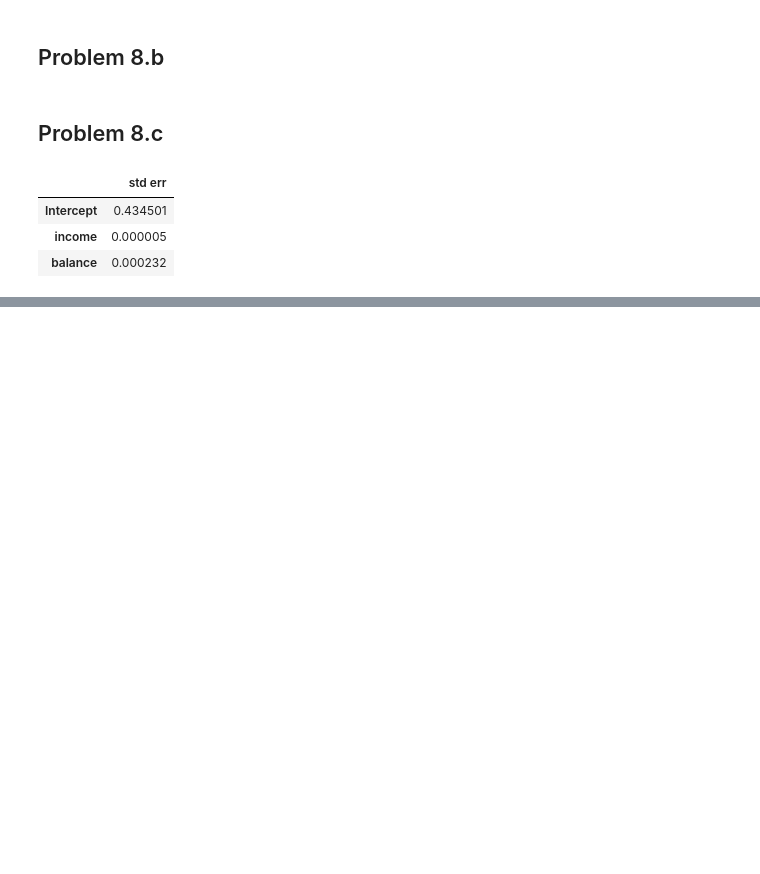
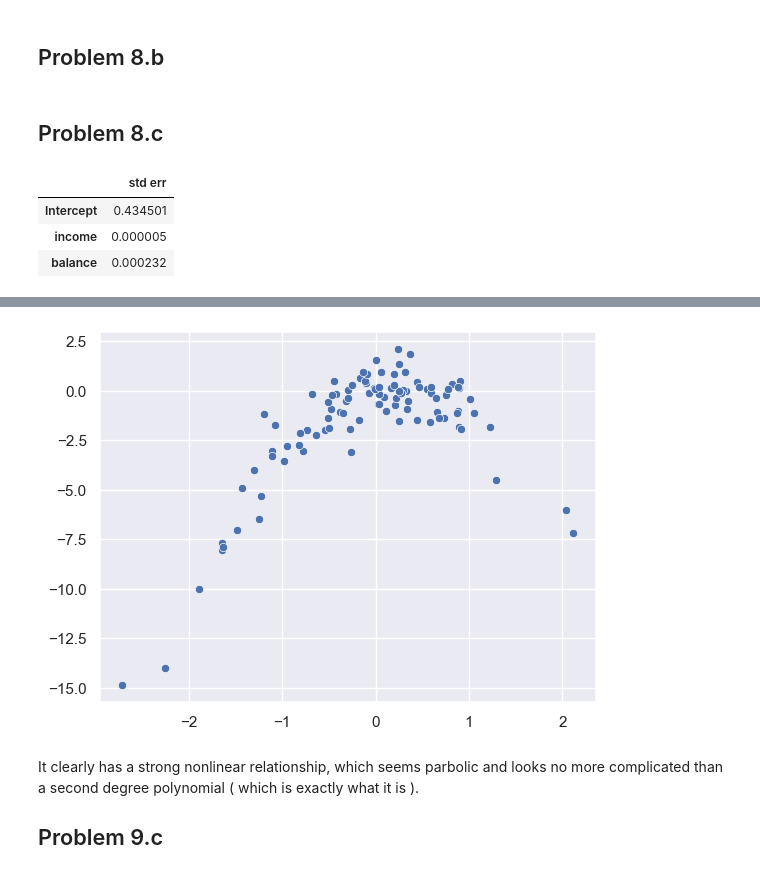
Before and after one commit to AlistairKeiller/STATS-202, a Jupyter notebook: HW 2.ipynb, the cells around one changed output, grey strips where cells are left out. Cells and saved outputs as stored; diff of their text form; code cells hidden in the pictures; blank space fills up the shorter version.

```diff
--- a/HW 2.ipynb
+++ b/HW 2.ipynb
@@ -212,11 +245,15 @@ plt.show()
 # %% [markdown]
 ## Probem 5.h
 # %%
-model = GaussianNB().fit(
-    weekly_training_binary[["Lag2"]], weekly_training_binary["Direction"]
+ConfusionMatrixDisplay.from_estimator(
+    GaussianNB().fit(
+        weekly_training_numerical[["Lag2"]],
+        weekly_training_numerical["Direction"],
+    ),
+    weekly_testing_numerical[["Lag2"]],
+    weekly_testing_numerical["Direction"],
 )
-prediction = model.predict(weekly_testing_binary[["Lag2"]]).round()
-ConfusionMatrixDisplay.from_predictions(weekly_testing_binary["Direction"], prediction)
 plt.show()
+sns.set_theme(style="darkgrid")
 # %% [output]
 [figure]
@@ -423,0 +467,4 @@ The intercept and income std is nearly idenctical, while the balance std is very
+# %%
+rng = np.random.default_rng(1)
+x = rng.normal(size=100)
+y = x - 2 * x**2 + rng.normal(size=100)
@@ -423,0 +475,9 @@ The intercept and income std is nearly idenctical, while the balance std is very
+# %%
+sns.scatterplot(x=x, y=y)
+plt.show()
+# %% [output]
+[figure, added]
+# %% [markdown]
+It clearly has a strong nonlinear relationship, which seems parbolic and looks no more complicated than a second degree polynomial ( which is exactly what it is ).
+
+## Problem 9.c
```
Also changed, not shown: parts of 37 cells of this notebook.
